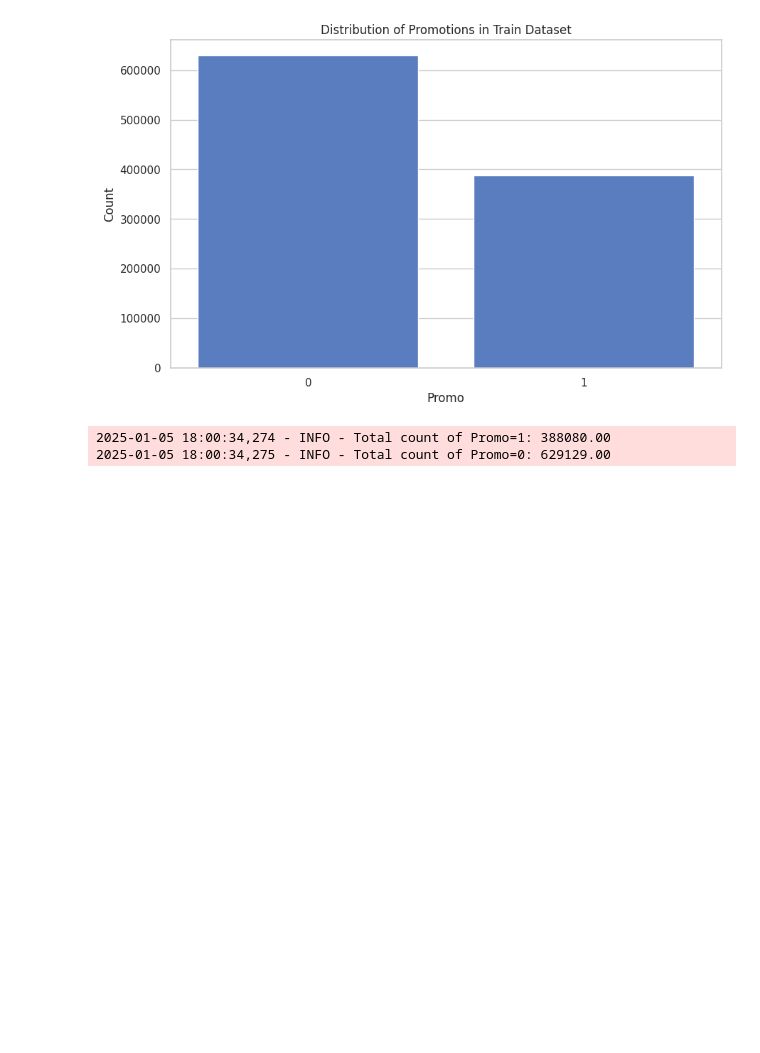
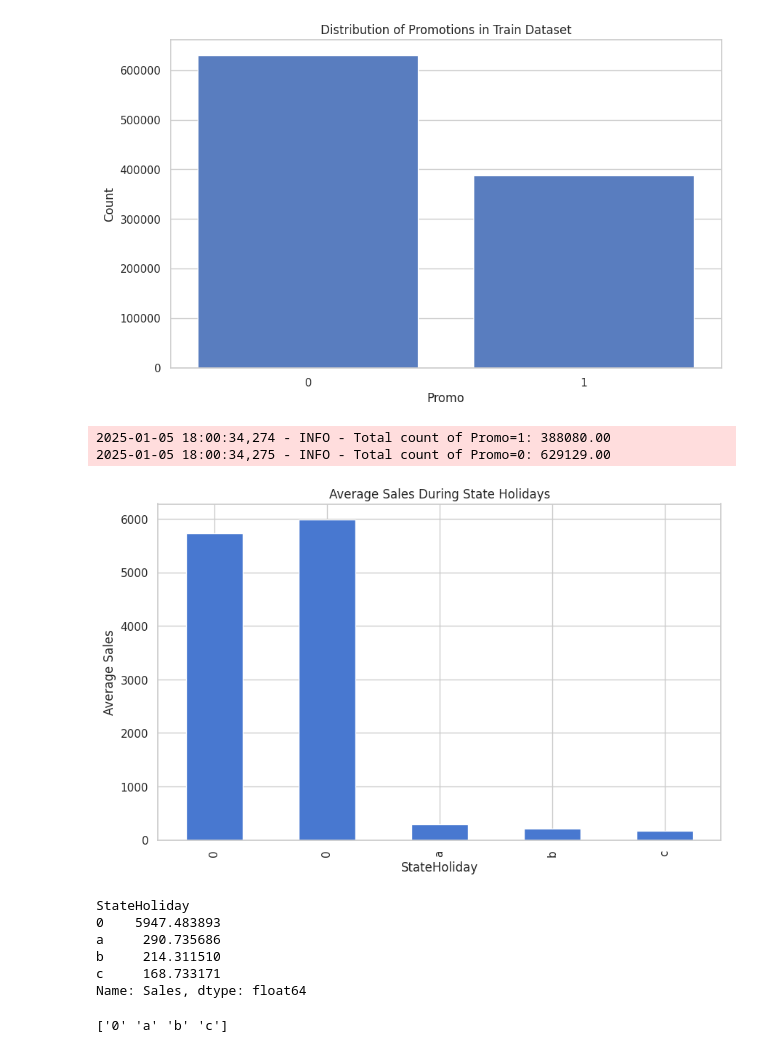
Before and after one commit to SaraFedlu/Sales-Forecasting-Pipeline, a Jupyter notebook: notebooks/eda.ipynb, the cells around one changed output. Saved outputs shown, nothing was run; the diff lists cells and outputs as text; code cells hidden in the pictures; blank space fills up the shorter version.

Commit message:
analyze avarage sales on state holidays

```diff
--- a/notebooks/eda.ipynb
+++ b/notebooks/eda.ipynb
@@ -166,3 +166,14 @@ logger.info(f"Total count of Promo=0: {promo[0]:.2f}")
 [figure]
 2025-01-05 18:00:34,274 - INFO - Total count of Promo=1: 388080.00
 2025-01-05 18:00:34,275 - INFO - Total count of Promo=0: 629129.00
+# %%
+# Average sales during holidays
+holiday_sales = train.groupby('StateHoliday')['Sales'].mean()
+plt.figure(figsize=(10, 6))
+holiday_sales.plot(kind='bar')
+plt.title('Average Sales During State Holidays')
+plt.xlabel('StateHoliday')
+plt.ylabel('Average Sales')
+plt.show()
+# %% [output]
+[figure, added]
@@ -168,0 +182,14 @@ logger.info(f"Total count of Promo=0: {promo[0]:.2f}")
+# %%
+state_holiday_sales = train.groupby('StateHoliday')['Sales'].mean()
+print(state_holiday_sales)
+# %% [output]
+StateHoliday
+0    5947.483893
+a     290.735686
+b     214.311510
+c     168.733171
+Name: Sales, dtype: float64
+# %%
+print(train['StateHoliday'].unique())
+# %% [output]
+['0' 'a' 'b' 'c']
```
Also changed, not shown: parts of 3 cells of this notebook.
